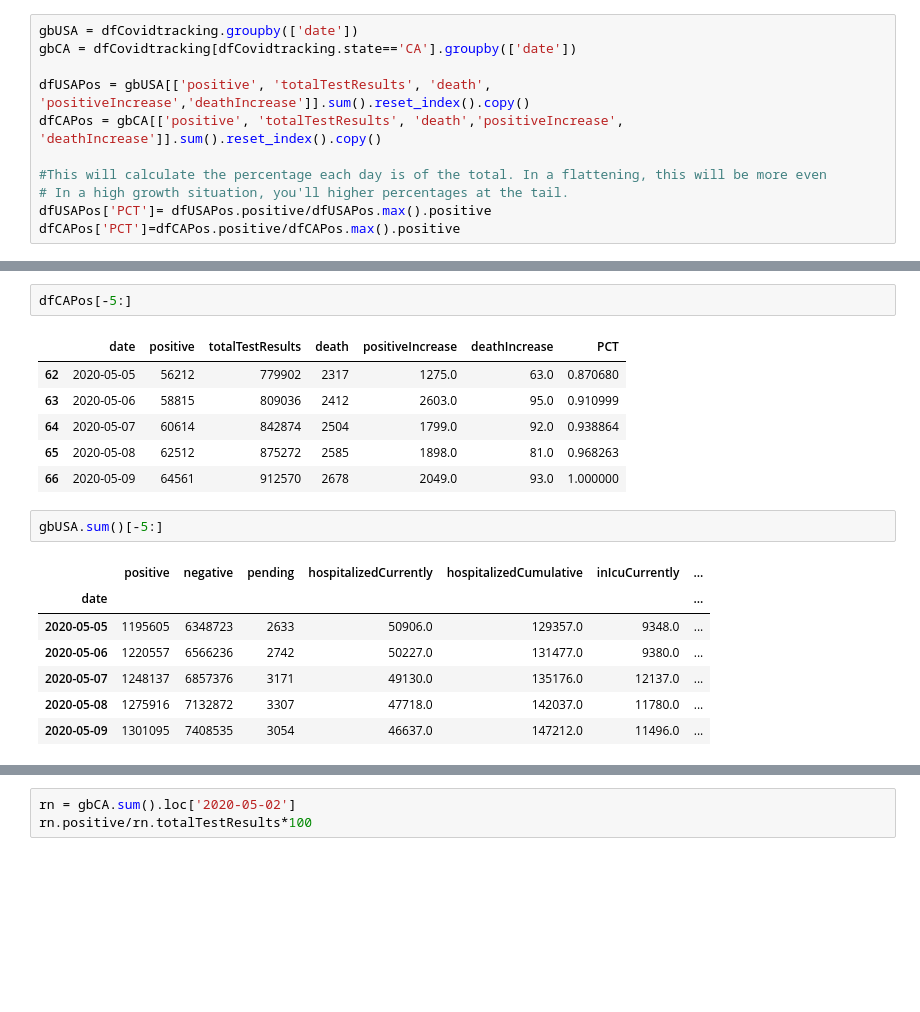
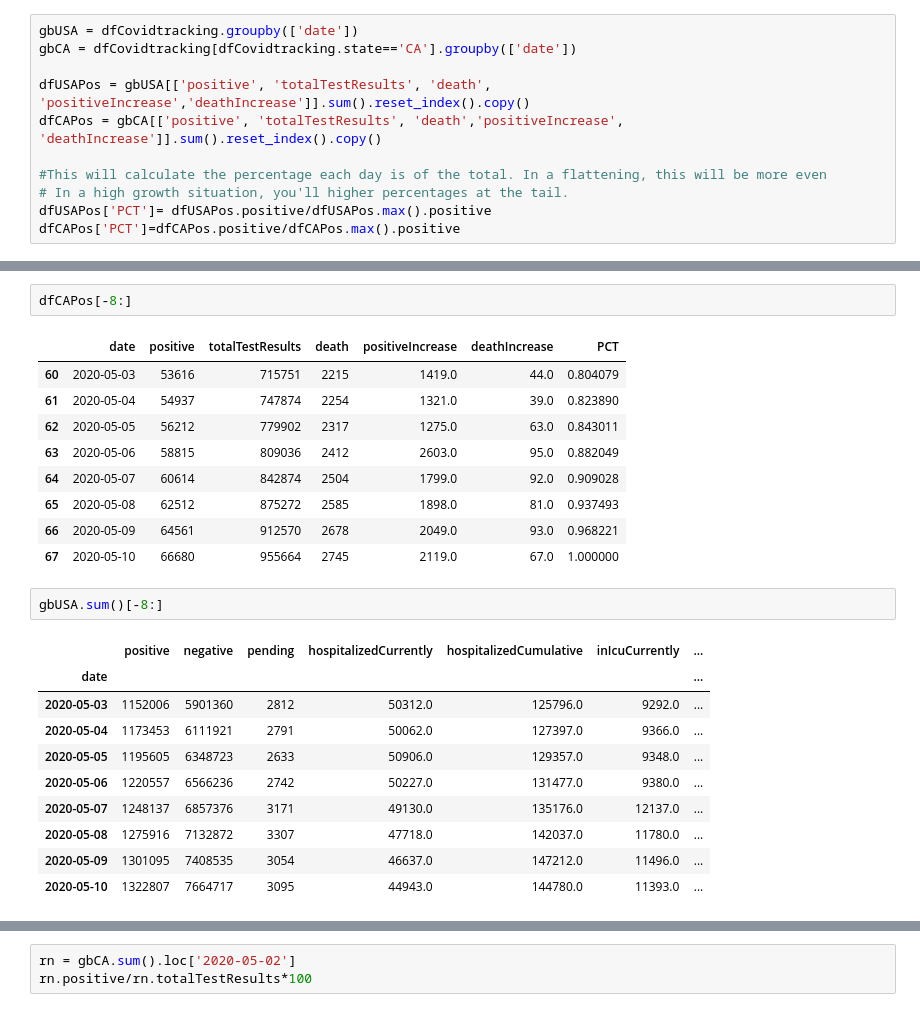
Before and after one commit to DMXMax/covid19, a Jupyter notebook: coviddata.ipynb, the cells around one changed output, grey strips where cells are left out. Saved outputs shown, nothing was run; the diff lists cells and outputs as text; blank space fills up the shorter version.

```diff
--- a/coviddata.ipynb
+++ b/coviddata.ipynb
@@ -80,22 +80,28 @@ dfUSAPos[-14:]
 # %%
-dfCAPos[-5:]
+dfCAPos[-8:]
 # %% [output]
 |  | date | positive | totalTestResults | death | positiveIncrease | deathIncrease | PCT |
-| 62 | 2020-05-05 | 56212 | 779902 | 2317 | 1275.0 | 63.0 | 0.870680 |
-| 63 | 2020-05-06 | 58815 | 809036 | 2412 | 2603.0 | 95.0 | 0.910999 |
-| 64 | 2020-05-07 | 60614 | 842874 | 2504 | 1799.0 | 92.0 | 0.938864 |
-| 65 | 2020-05-08 | 62512 | 875272 | 2585 | 1898.0 | 81.0 | 0.968263 |
-| 66 | 2020-05-09 | 64561 | 912570 | 2678 | 2049.0 | 93.0 | 1.000000 |
+| 60 | 2020-05-03 | 53616 | 715751 | 2215 | 1419.0 | 44.0 | 0.804079 |
+| 61 | 2020-05-04 | 54937 | 747874 | 2254 | 1321.0 | 39.0 | 0.823890 |
+| 62 | 2020-05-05 | 56212 | 779902 | 2317 | 1275.0 | 63.0 | 0.843011 |
+| 63 | 2020-05-06 | 58815 | 809036 | 2412 | 2603.0 | 95.0 | 0.882049 |
+| 64 | 2020-05-07 | 60614 | 842874 | 2504 | 1799.0 | 92.0 | 0.909028 |
+| 65 | 2020-05-08 | 62512 | 875272 | 2585 | 1898.0 | 81.0 | 0.937493 |
+| 66 | 2020-05-09 | 64561 | 912570 | 2678 | 2049.0 | 93.0 | 0.968221 |
+| 67 | 2020-05-10 | 66680 | 955664 | 2745 | 2119.0 | 67.0 | 1.000000 |
 # %%
-gbUSA.sum()[-5:]
+gbUSA.sum()[-8:]
 # %% [output]
 |  | positive | negative | pending | hospitalizedCurrently | hospitalizedCumulative | inIcuCurrently | ... |
 | date |  |  |  |  |  |  | ... |
+| 2020-05-03 | 1152006 | 5901360 | 2812 | 50312.0 | 125796.0 | 9292.0 | ... |
+| 2020-05-04 | 1173453 | 6111921 | 2791 | 50062.0 | 127397.0 | 9366.0 | ... |
 | 2020-05-05 | 1195605 | 6348723 | 2633 | 50906.0 | 129357.0 | 9348.0 | ... |
 | 2020-05-06 | 1220557 | 6566236 | 2742 | 50227.0 | 131477.0 | 9380.0 | ... |
 | 2020-05-07 | 1248137 | 6857376 | 3171 | 49130.0 | 135176.0 | 12137.0 | ... |
 | 2020-05-08 | 1275916 | 7132872 | 3307 | 47718.0 | 142037.0 | 11780.0 | ... |
 | 2020-05-09 | 1301095 | 7408535 | 3054 | 46637.0 | 147212.0 | 11496.0 | ... |
+| 2020-05-10 | 1322807 | 7664717 | 3095 | 44943.0 | 144780.0 | 11393.0 | ... |
 # %%
 gbCA.sum()[-5:]
 # %% [output]
```
Also changed, not shown: parts of 33 cells of this notebook.
